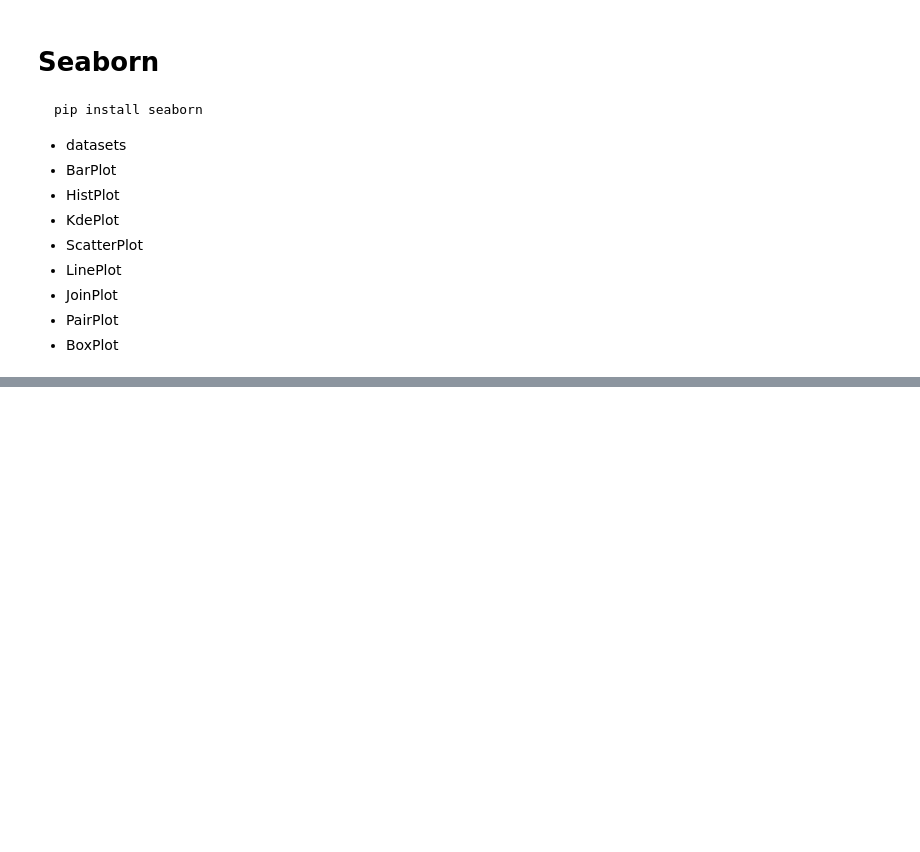
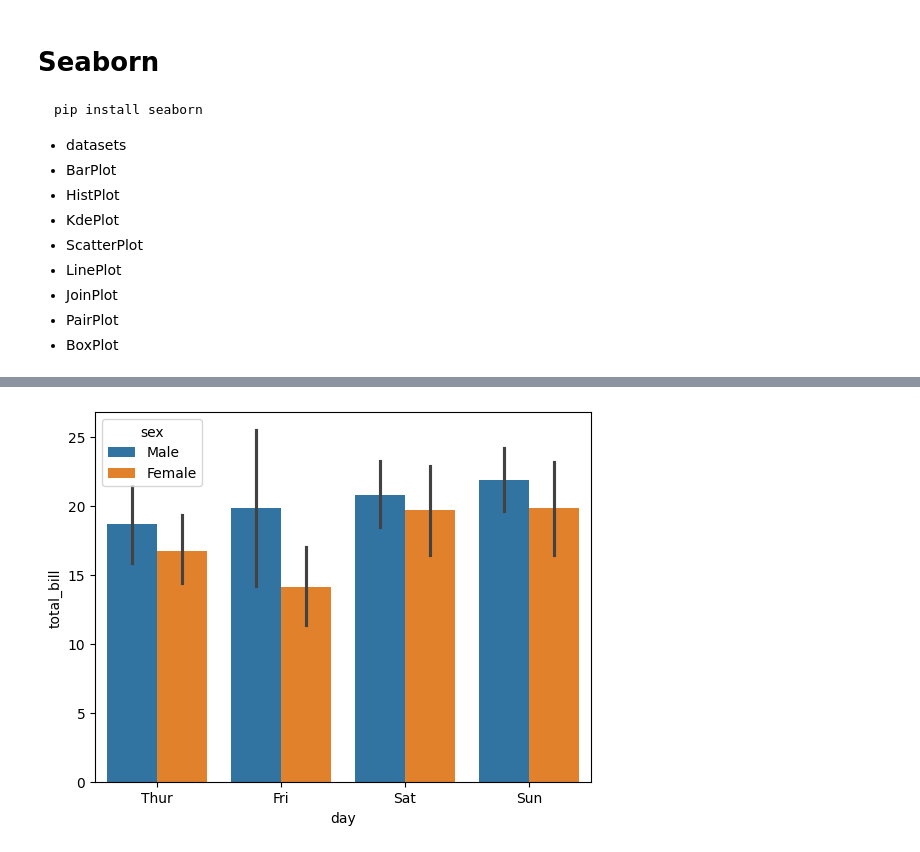
Before and after one commit to ShubhamSinghal12/GLA_FEB2025, a Jupyter notebook: Matplotlib_Seaborn.ipynb, the cells around one changed output, grey strips where cells are left out. Drawn from its saved outputs; the diff is of its cells as text; code cells hidden in the pictures; blank space fills up the shorter version.

```diff
--- a/Matplotlib_Seaborn.ipynb
+++ b/Matplotlib_Seaborn.ipynb
@@ -141,0 +165,2 @@ pip install seaborn
+# %%
+tips = sns.load_dataset('tips')
@@ -141,0 +183,5 @@ pip install seaborn
+# %%
+sns.barplot(tips,x='day',y='total_bill',hue = 'sex',estimator='mean')
+plt.show()
+# %% [output]
+[figure, added]
```
Also changed, not shown: parts of 20 cells of this notebook, 3 other files.
